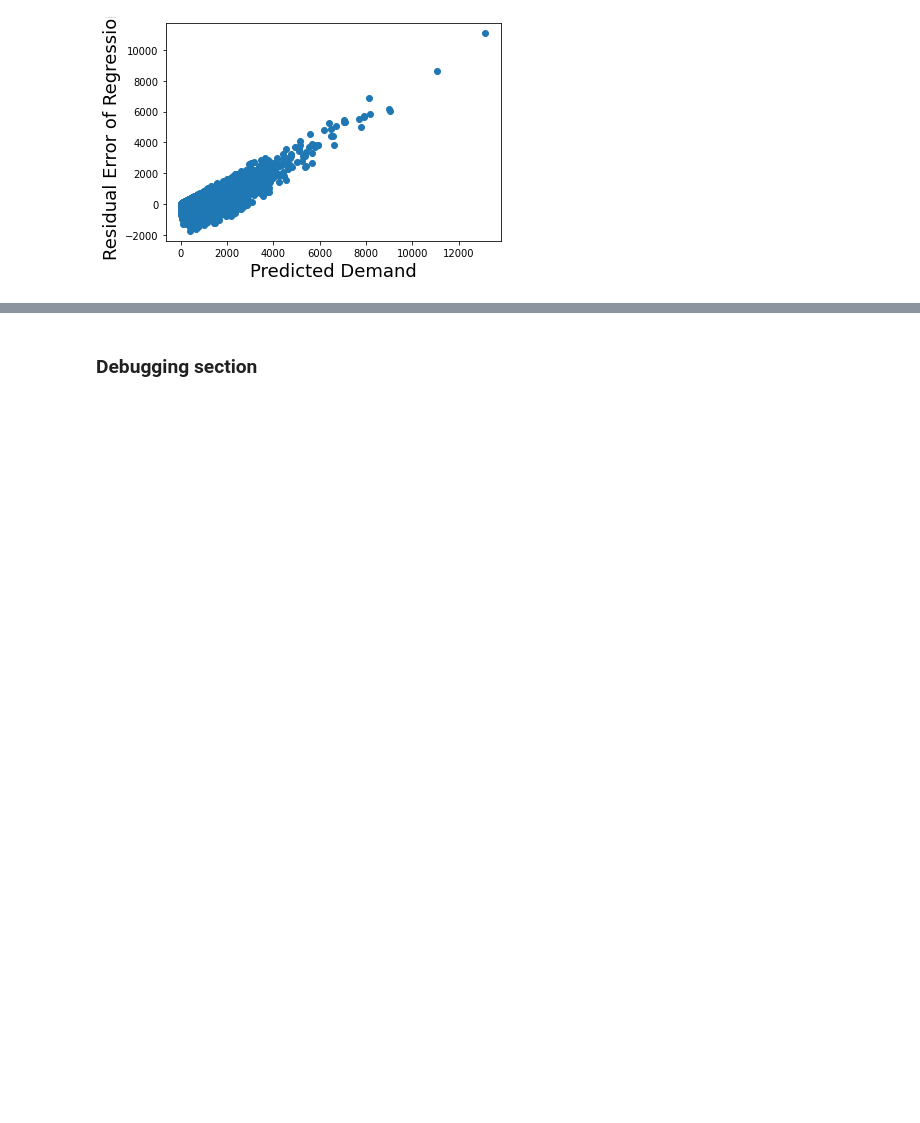
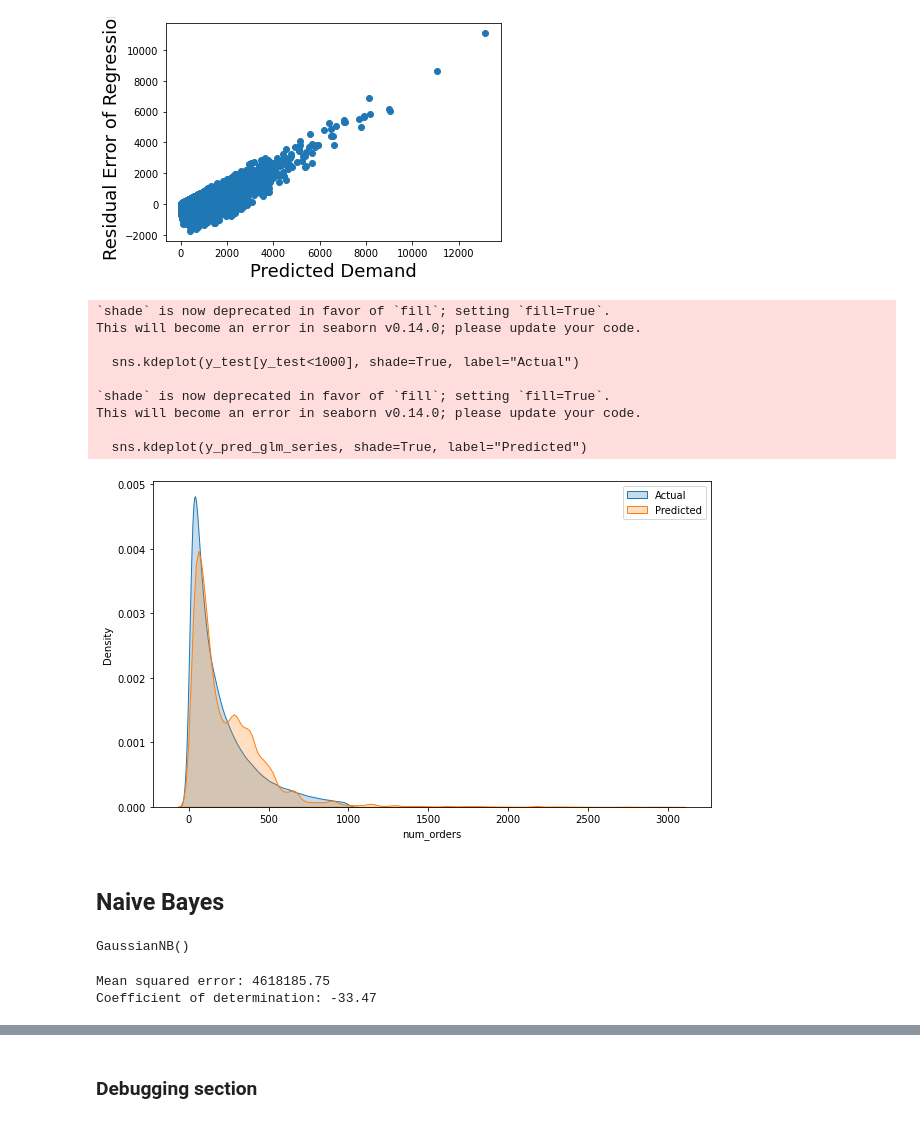
Before and after one commit to Abhishek-xavi/DemandForecast, a Jupyter notebook: BasicModel.ipynb, the cells around one changed output, grey strips where cells are left out. Drawn from its saved outputs; the diff is of its cells as text; code cells hidden in the pictures; blank space fills up the shorter version.

Commit message:
Tried few basic models

```diff
--- a/BasicModel.ipynb
+++ b/BasicModel.ipynb
@@ -302,3 +329,23 @@ plt.scatter(y_test, res_error_glm)
 plt.show()
 # %% [output]
 [figure]
+# %%
+y_test[y_test<1000]
+y_pred_glm_series = pd.Series(y_pred_glm)
+
+plt.figure(figsize=(10, 6))
+sns.kdeplot(y_test[y_test<1000], shade=True, label="Actual")
+sns.kdeplot(y_pred_glm_series, shade=True, label="Predicted")
+plt.legend()
+plt.show()
+# %% [output]
+`shade` is now deprecated in favor of `fill`; setting `fill=True`.
+This will become an error in seaborn v0.14.0; please update your code.
+
+  sns.kdeplot(y_test[y_test<1000], shade=True, label="Actual")
+
+`shade` is now deprecated in favor of `fill`; setting `fill=True`.
+This will become an error in seaborn v0.14.0; please update your code.
+
+  sns.kdeplot(y_pred_glm_series, shade=True, label="Predicted")
+[figure, added]
@@ -304,0 +355,7 @@ plt.show()
+# %% [markdown]
+## Naive Bayes
+# %%
+nb_model = GaussianNB()
+nb_model.fit(X_train, y_train)
+# %% [output]
+GaussianNB()
@@ -304,0 +364,9 @@ plt.show()
+# %%
+# The mean squared error
+print("Mean squared error: %.2f" % mean_squared_error(y_test, y_pred_nb))
+# The coefficient of determination: 1 is perfect prediction
+print("Coefficient of determination: %.2f" % r2_score(y_test, y_pred_nb))
+# print("MSLE: %.2f" % mean_squared_log_error(y_test, y_pred))
+# %% [output]
+Mean squared error: 4618185.75
+Coefficient of determination: -33.47
```
Also changed, not shown: parts of 25 cells of this notebook.
